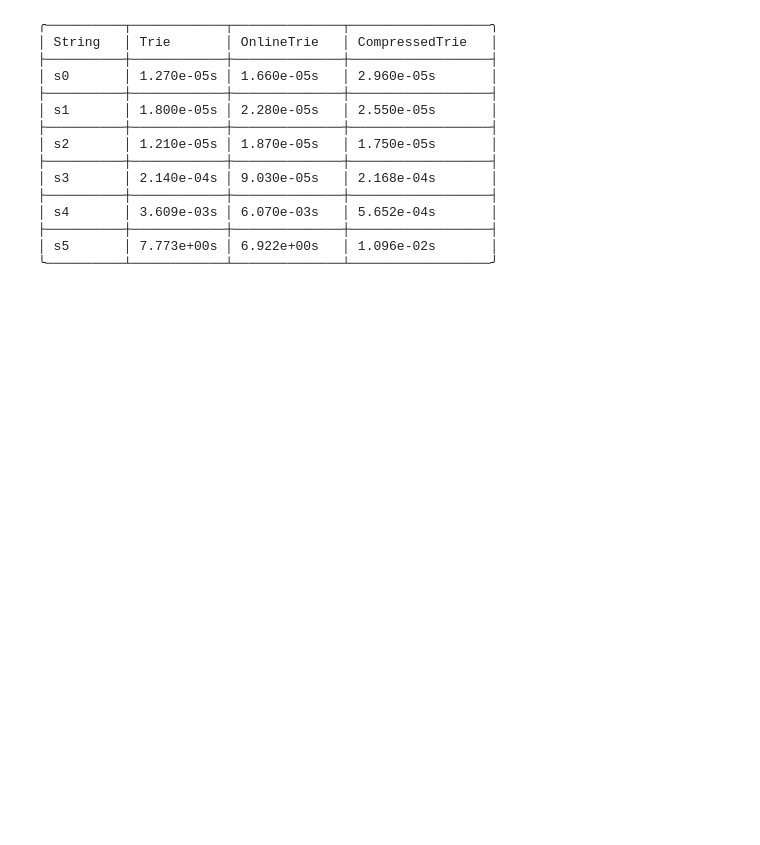
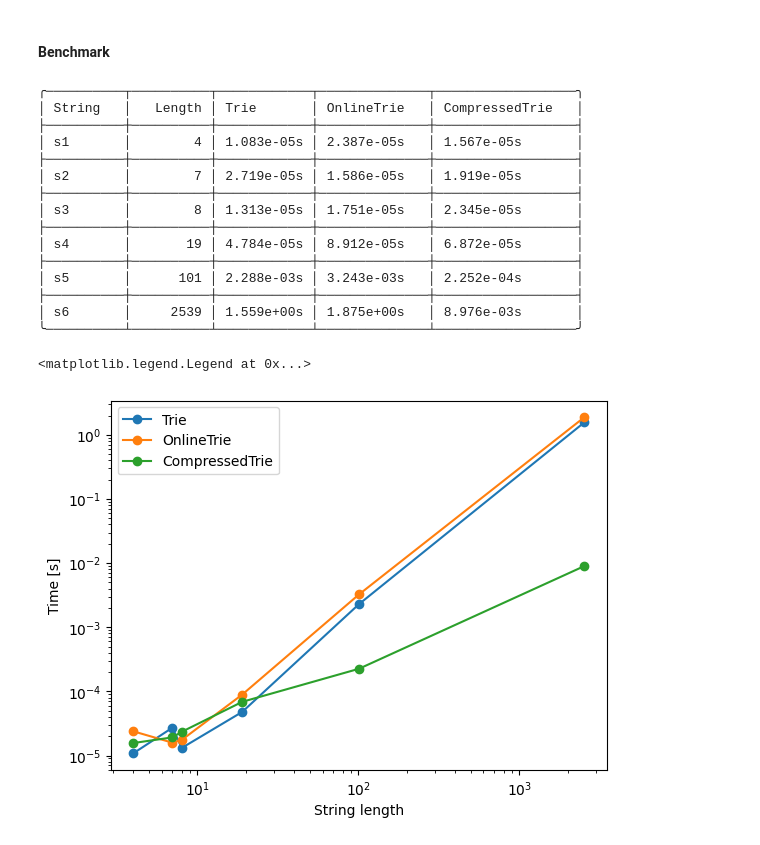
Before and after one commit to BH4N5/text-algo, a Jupyter notebook: Lab6/lab6.ipynb, the cells around one changed output. Cells and saved outputs as stored; diff of their text form; code cells hidden in the pictures; blank space fills up the shorter version.

```diff
--- a/Lab6/lab6.ipynb
+++ b/Lab6/lab6.ipynb
@@ -252,8 +288,17 @@ CompressedTrie("ababcd" + "$")
+# %% [markdown]
+#### Benchmark
 # %%
+import timeit
+
+from random import choices
+from string import ascii_letters
+from tabulate import tabulate
+
+
 END = "$"
 s1 = "bbb" + END
-s2 = "aabbabd" + END
-s3 = "ababcd" + END
+s2 = "ababcd" + END
+s3 = "aabbabd" + END
 s4 = "abaababaabaabaabab" + END
 s5 = "".join(choices(ascii_letters, k=100)) + END
 s6 = open("1997_714_head.txt", "r").read() + END
@@ -261,33 +306,55 @@ s6 = open("1997_714_head.txt", "r").read() + END
 data = []
 
 for i, s in enumerate([s1, s2, s3, s4, s5, s6]):
-    data.append(["s" + str(i)])
+    data.append(["s" + str(i + 1), len(s)])
     for tree in (Trie, OnlineTrie, CompressedTrie):
-        b = perf_counter()
-        t = tree(s)
-        e = perf_counter()
-        data[i].append("{:.3e}".format(e - b) + "s")
+        t = timeit.timeit(lambda: tree(s), number=10) / 10
+        data[i].append("{:.3e}".format(t) + "s")
 
 print(
     tabulate(
         data,
-        headers=["String", "Trie", "OnlineTrie", "CompressedTrie"],
+        headers=["String", "Length", "Trie", "OnlineTrie", "CompressedTrie"],
         tablefmt="rounded_grid",
     )
 )
 # %% [output]
-╭──────────┬────────────┬──────────────┬──────────────────╮
-│ String   │ Trie       │ OnlineTrie   │ CompressedTrie   │
-├──────────┼────────────┼──────────────┼──────────────────┤
-│ s0       │ 1.270e-05s │ 1.660e-05s   │ 2.960e-05s       │
-├──────────┼────────────┼──────────────┼──────────────────┤
-│ s1       │ 1.800e-05s │ 2.280e-05s   │ 2.550e-05s       │
-├──────────┼────────────┼──────────────┼──────────────────┤
-│ s2       │ 1.210e-05s │ 1.870e-05s   │ 1.750e-05s       │
-├──────────┼────────────┼──────────────┼──────────────────┤
-│ s3       │ 2.140e-04s │ 9.030e-05s   │ 2.168e-04s       │
-├──────────┼────────────┼──────────────┼──────────────────┤
-│ s4       │ 3.609e-03s │ 6.070e-03s   │ 5.652e-04s       │
-├──────────┼────────────┼──────────────┼──────────────────┤
-│ s5       │ 7.773e+00s │ 6.922e+00s   │ 1.096e-02s       │
-╰──────────┴────────────┴──────────────┴──────────────────╯
+╭──────────┬──────────┬────────────┬──────────────┬──────────────────╮
+│ String   │   Length │ Trie       │ OnlineTrie   │ CompressedTrie   │
+├──────────┼──────────┼────────────┼──────────────┼──────────────────┤
+│ s1       │        4 │ 1.083e-05s │ 2.387e-05s   │ 1.567e-05s       │
+├──────────┼──────────┼────────────┼──────────────┼──────────────────┤
+│ s2       │        7 │ 2.719e-05s │ 1.586e-05s   │ 1.919e-05s       │
+├──────────┼──────────┼────────────┼──────────────┼──────────────────┤
+│ s3       │        8 │ 1.313e-05s │ 1.751e-05s   │ 2.345e-05s       │
+├──────────┼──────────┼────────────┼──────────────┼──────────────────┤
+│ s4       │       19 │ 4.784e-05s │ 8.912e-05s   │ 6.872e-05s       │
+├──────────┼──────────┼────────────┼──────────────┼──────────────────┤
+│ s5       │      101 │ 2.288e-03s │ 3.243e-03s   │ 2.252e-04s       │
+├──────────┼──────────┼────────────┼──────────────┼──────────────────┤
+│ s6       │     2539 │ 1.559e+00s │ 1.875e+00s   │ 8.976e-03s       │
+╰──────────┴──────────┴────────────┴──────────────┴──────────────────╯
+# %%
+import matplotlib.pyplot as plt
+
+dataT = [
+    [float(data[j][i][:-1]) for j in range(len(data))] for i in range(2, len(data[0]))
+]
+dataT.append([data[i][1] for i in range(len(data))])
+dataT
+
+fig, ax = plt.subplots()
+
+ax.plot(dataT[-1], dataT[0], label="Trie", marker="o")
+ax.plot(dataT[-1], dataT[1], label="OnlineTrie", marker="o")
+ax.plot(dataT[-1], dataT[2], label="CompressedTrie", marker="o")
+
+ax.set_xscale("log")
+ax.set_yscale("log")
+
+ax.set_xlabel("String length")
+ax.set_ylabel("Time [s]")
+ax.legend(loc="best")
+# %% [output]
+<matplotlib.legend.Legend at 0x...>
+[figure, added]
```
Also changed, not shown: parts of 9 cells of this notebook.
